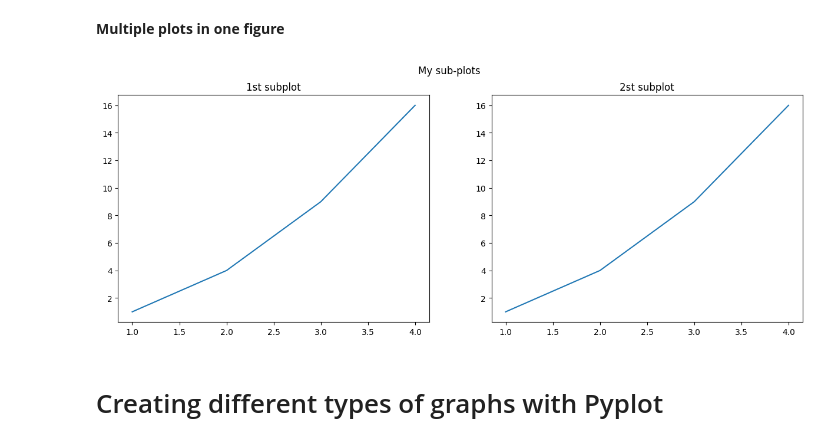
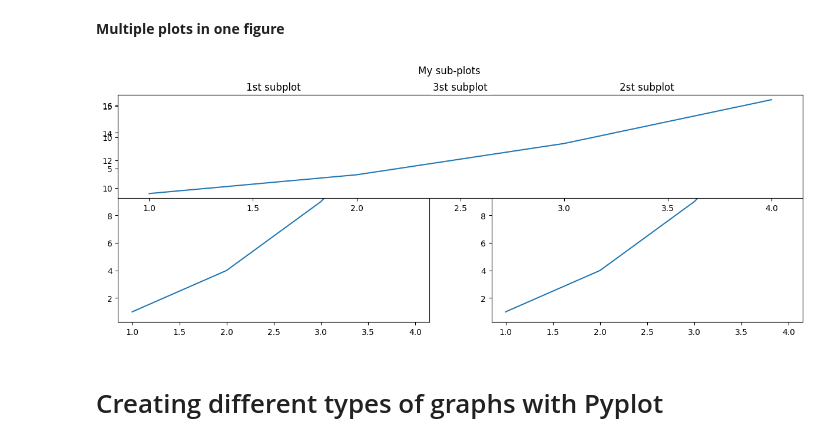
Before and after one commit to joanesferdi/23001042-15-val-project, a Jupyter notebook: CH3/CH3TP2_matplotlib.ipynb, the cells around one changed output. Drawn from its saved outputs; the diff is of its cells as text; code cells hidden in the pictures.

Commit message:
update materi visualization

```diff
--- a/CH3/CH3TP2_matplotlib.ipynb
+++ b/CH3/CH3TP2_matplotlib.ipynb
@@ -46,20 +46,25 @@ plt.show()
 # %% [markdown]
 **Multiple plots in one figure**
 # %%
+# case mas bowo
 plt.figure(figsize=(15,5))
 
 plt.subplot(1,2,1) # baris, kolom, posisi
 plt.plot([1,2,3,4],[1,4,9,16])
 plt.title("1st subplot")
 
 plt.subplot(1,2,2) # baris, kolom, posisi
 plt.plot([1,2,3,4],[1,4,9,16])
 plt.title("2st subplot")
 
+plt.subplot(2,1,1) # baris, kolom, posisi
+plt.plot([1,2,3,4],[1,4,9,16])
+plt.title("3st subplot")
+
 plt.suptitle("My sub-plots")
 plt.show()
 # %% [output]
-[figure, old version]
+[figure, new version]
 # %% [markdown]
 # Creating different types of graphs with Pyplot
 # %% [markdown]
```
Also changed, not shown: parts of 4 cells of this notebook, 2 other files.
